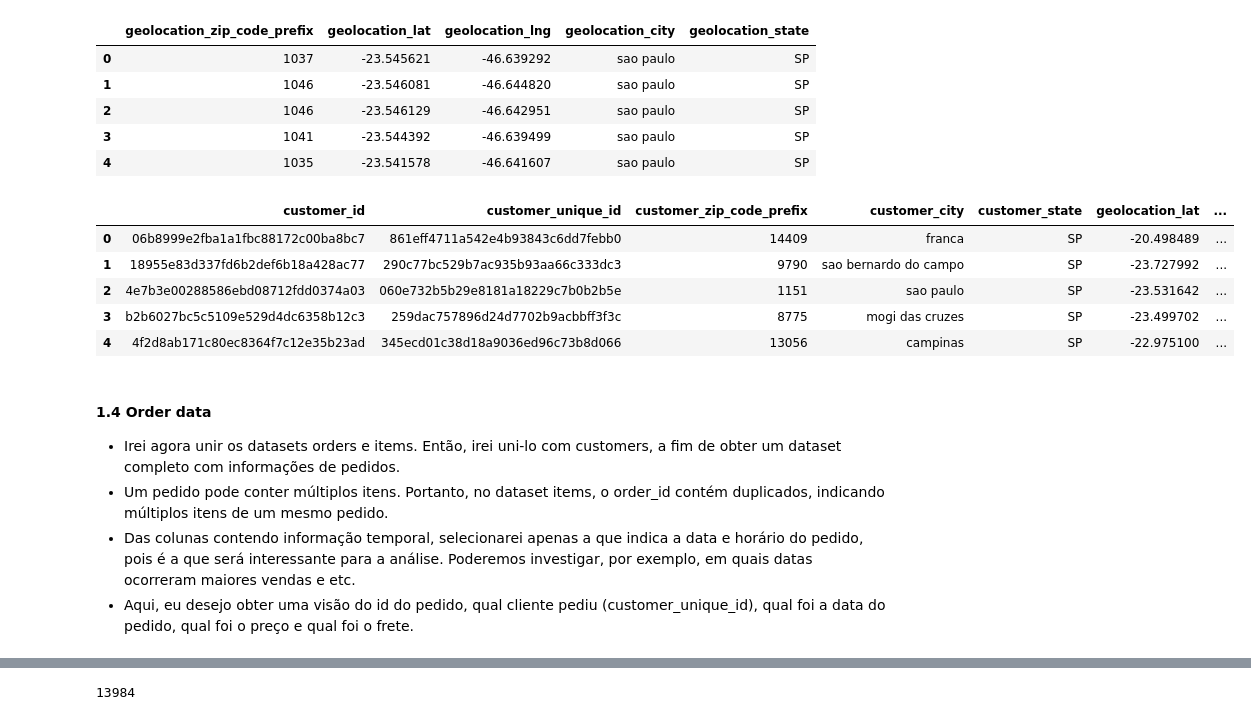
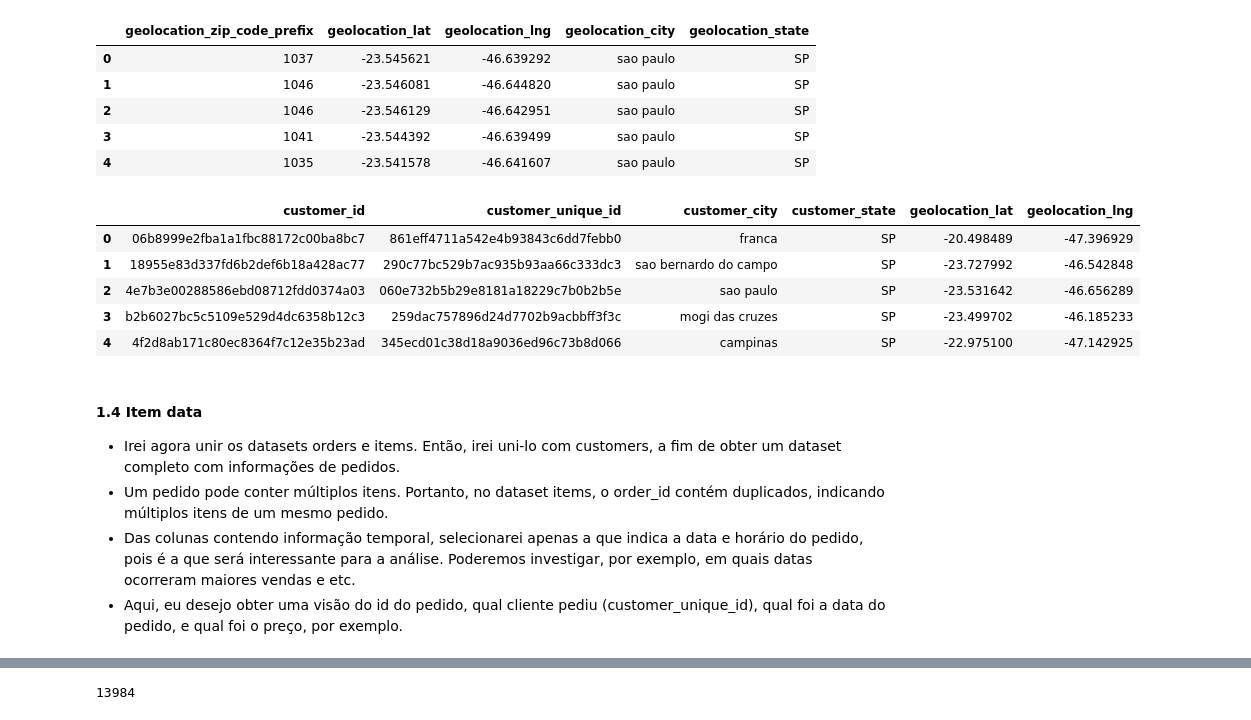
Before and after one commit to allmeidaapedro/Olist-Analysis, a Jupyter notebook: eda.ipynb, the cells around one changed output, grey strips where cells are left out. Cells and saved outputs as stored; diff of their text form; code cells hidden in the pictures.

```diff
--- a/eda.ipynb
+++ b/eda.ipynb
@@ -75,22 +100,22 @@ geolocation.head()
 # %%
 geolocation_grouped = geolocation.groupby(['geolocation_zip_code_prefix'])[['geolocation_lat', 'geolocation_lng']].mean().reset_index()
 
-customer_data = pd.merge(left=customers, right=geolocation_grouped, left_on='customer_zip_code_prefix', right_on='geolocation_zip_code_prefix', how='left').drop(columns=['geolocation_zip_code_prefix'])
+customer_data = pd.merge(left=customers, right=geolocation_grouped, left_on='customer_zip_code_prefix', right_on='geolocation_zip_code_prefix', how='left').drop(columns=['geolocation_zip_code_prefix', 'customer_zip_code_prefix'])
 
 customer_data.head()
 # %% [output]
-|  | customer_id | customer_unique_id | customer_zip_code_prefix | customer_city | customer_state | geolocation_lat | ... |
-| 0 | 06b8999e2fba1a1fbc88172c00ba8bc7 | 861eff4711a542e4b93843c6dd7febb0 | 14409 | franca | SP | -20.498489 | ... |
-| 1 | 18955e83d337fd6b2def6b18a428ac77 | 290c77bc529b7ac935b93aa66c333dc3 | 9790 | sao bernardo do campo | SP | -23.727992 | ... |
-| 2 | 4e7b3e00288586ebd08712fdd0374a03 | 060e732b5b29e8181a18229c7b0b2b5e | 1151 | sao paulo | SP | -23.531642 | ... |
-| 3 | b2b6027bc5c5109e529d4dc6358b12c3 | 259dac757896d24d7702b9acbbff3f3c | 8775 | mogi das cruzes | SP | -23.499702 | ... |
-| 4 | 4f2d8ab171c80ec8364f7c12e35b23ad | 345ecd01c38d18a9036ed96c73b8d066 | 13056 | campinas | SP | -22.975100 | ... |
+|  | customer_id | customer_unique_id | customer_city | customer_state | geolocation_lat | geolocation_lng |
+| 0 | 06b8999e2fba1a1fbc88172c00ba8bc7 | 861eff4711a542e4b93843c6dd7febb0 | franca | SP | -20.498489 | -47.396929 |
+| 1 | 18955e83d337fd6b2def6b18a428ac77 | 290c77bc529b7ac935b93aa66c333dc3 | sao bernardo do campo | SP | -23.727992 | -46.542848 |
+| 2 | 4e7b3e00288586ebd08712fdd0374a03 | 060e732b5b29e8181a18229c7b0b2b5e | sao paulo | SP | -23.531642 | -46.656289 |
+| 3 | b2b6027bc5c5109e529d4dc6358b12c3 | 259dac757896d24d7702b9acbbff3f3c | mogi das cruzes | SP | -23.499702 | -46.185233 |
+| 4 | 4f2d8ab171c80ec8364f7c12e35b23ad | 345ecd01c38d18a9036ed96c73b8d066 | campinas | SP | -22.975100 | -47.142925 |
 # %% [markdown]
-#### 1.4 Order data
+#### 1.4 Item data
 - Irei agora unir os datasets orders e items. Então, irei uni-lo com customers, a fim de obter um dataset completo com informações de pedidos.
 - Um pedido pode conter múltiplos itens. Portanto, no dataset items, o order_id contém duplicados, indicando múltiplos itens de um mesmo pedido.
 - Das colunas contendo informação temporal, selecionarei apenas a que indica a data e horário do pedido, pois é a que será interessante para a análise. Poderemos investigar, por exemplo, em quais datas ocorreram maiores vendas e etc.
-- Aqui, eu desejo obter uma visão do id do pedido, qual cliente pediu (customer_unique_id), qual foi a data do pedido, qual foi o preço e qual foi o frete.
+- Aqui, eu desejo obter uma visão do id do pedido, qual cliente pediu (customer_unique_id), qual foi a data do pedido, e qual foi o preço, por exemplo.
 # %%
 orders.head()
 # %% [output]
```
Also changed, not shown: parts of 68 cells of this notebook.
